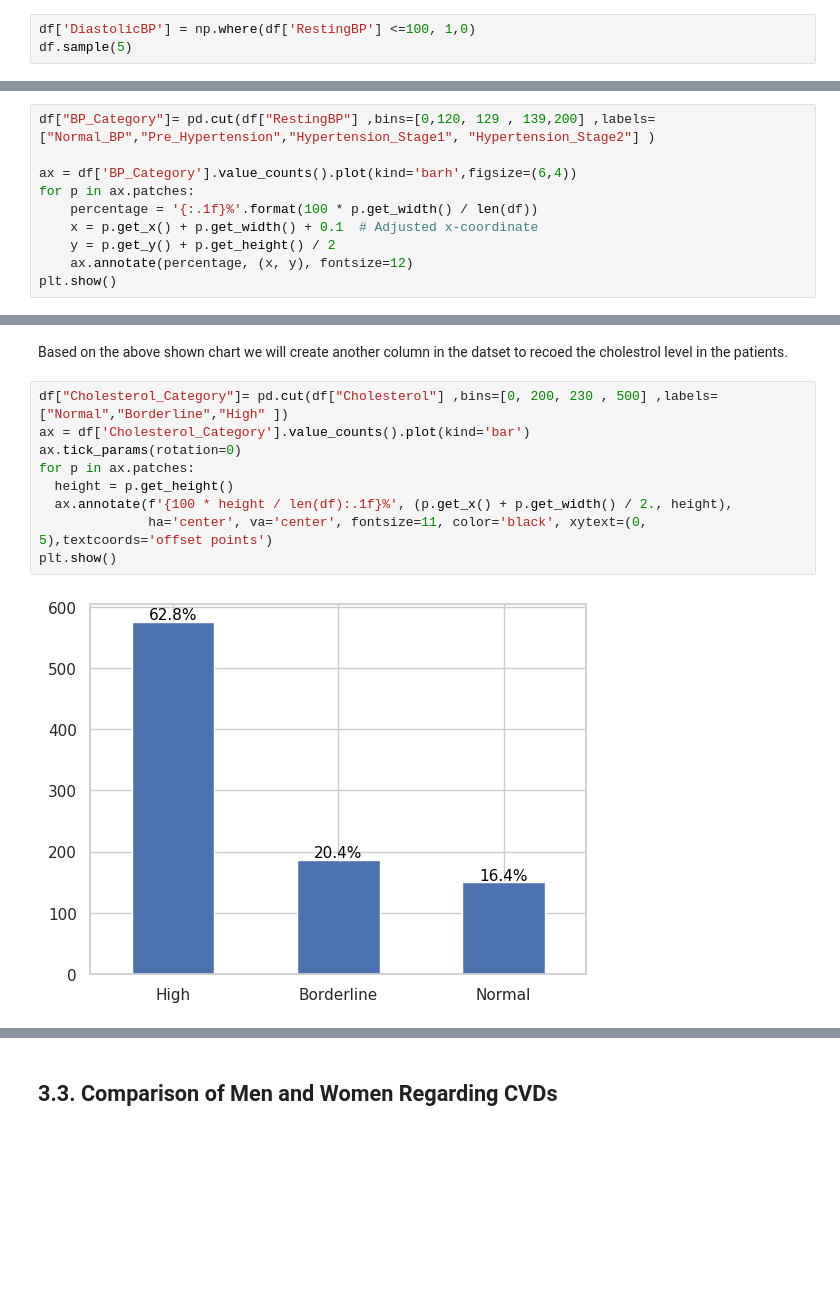
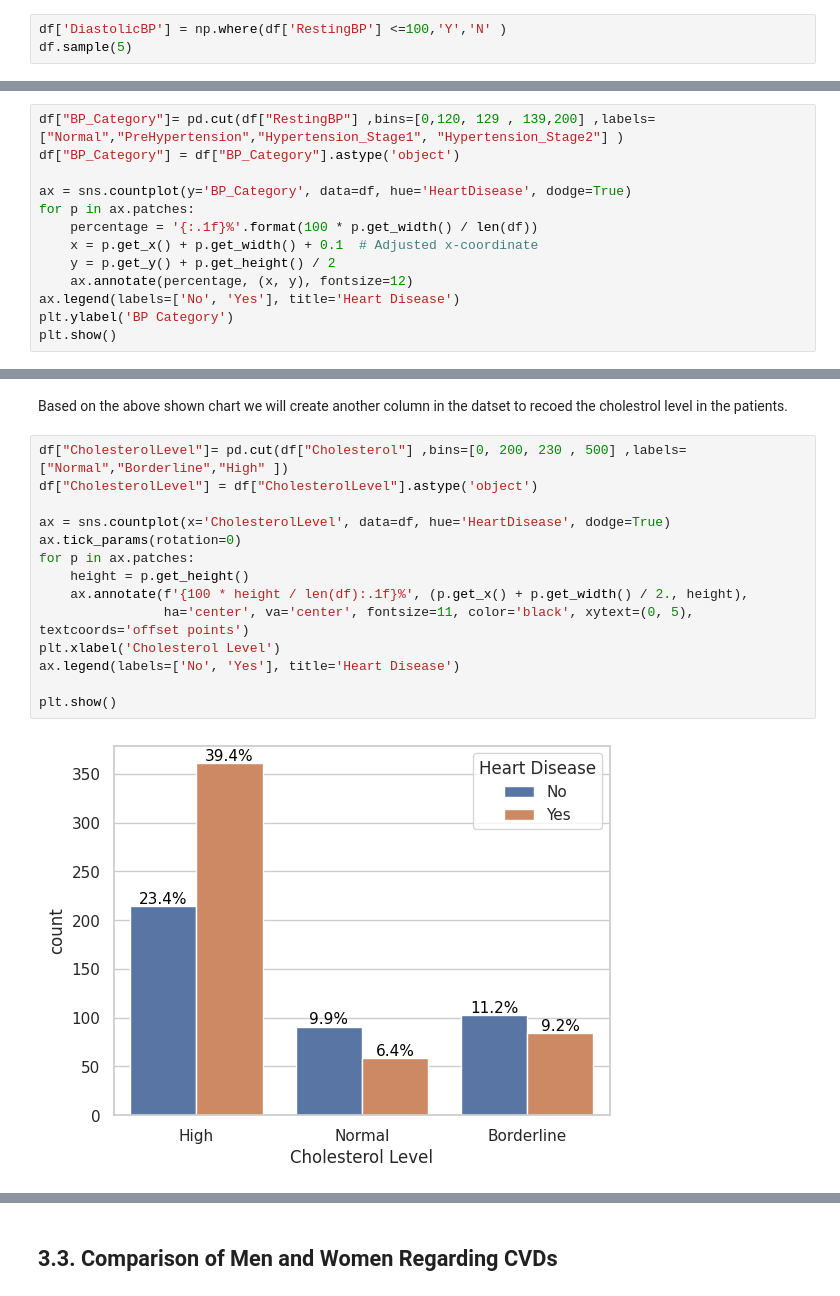
Before and after one commit to jrakhshanda55/Ausaf_ML, a Jupyter notebook: project1.ipynb, the cells around one changed output, grey strips where cells are left out. Saved outputs shown, nothing was run; the diff lists cells and outputs as text; blank space fills up the shorter version.

```diff
--- a/project1.ipynb
+++ b/project1.ipynb
@@ -269,7 +245,7 @@ Maximum BP reported in dataset is: 200 mm HG
 # %% [markdown]
 From this dataset, we can infer that the resting BP data is highly imbalanced because for each patient, both systolic and diastolic BP are measured at the same time. So, we can assume that the RestingBP dataset only represents systolic blood pressure. Thus we will create another boolean column for diastoloc BP if RestingBP values is less than or equal to 100.
 # %%
-df['DiastolicBP'] = np.where(df['RestingBP'] <=100, 1,0)
+df['DiastolicBP'] = np.where(df['RestingBP'] <=100,'Y','N' )
 df.sample(5)
 # %% [output]
 |  | Age | Sex | ChestPainType | RestingBP | Cholesterol | FastingBS | RestingECG | MaxHR | ... |
@@ -281,11 +257,14 @@ df.sample(5)
 # %%
-df["BP_Category"]= pd.cut(df["RestingBP"] ,bins=[0,120, 129 , 139,200] ,labels=["Normal_BP","Pre_Hypertension","Hypertension_Stage1", "Hypertension_Stage2"] )
+df["BP_Category"]= pd.cut(df["RestingBP"] ,bins=[0,120, 129 , 139,200] ,labels=["Normal","PreHypertension","Hypertension_Stage1", "Hypertension_Stage2"] )
+df["BP_Category"] = df["BP_Category"].astype('object')
 
-ax = df['BP_Category'].value_counts().plot(kind='barh',figsize=(6,4))
+ax = sns.countplot(y='BP_Category', data=df, hue='HeartDisease', dodge=True)
 for p in ax.patches:
     percentage = '{:.1f}%'.format(100 * p.get_width() / len(df))
     x = p.get_x() + p.get_width() + 0.1  # Adjusted x-coordinate
     y = p.get_y() + p.get_height() / 2
     ax.annotate(percentage, (x, y), fontsize=12)
+ax.legend(labels=['No', 'Yes'], title='Heart Disease')
+plt.ylabel('BP Category')
 plt.show()
 # %% [output]
@@ -306,13 +285,18 @@ Image("/content/cholestrol_chart.JPG",width=700)
 # %% [markdown]
 Based on the above shown chart we will create another column in the datset to recoed the cholestrol level in the patients.
 # %%
-df["Cholesterol_Category"]= pd.cut(df["Cholesterol"] ,bins=[0, 200, 230 , 500] ,labels=["Normal","Borderline","High" ])
-ax = df['Cholesterol_Category'].value_counts().plot(kind='bar')
+df["CholesterolLevel"]= pd.cut(df["Cholesterol"] ,bins=[0, 200, 230 , 500] ,labels=["Normal","Borderline","High" ])
+df["CholesterolLevel"] = df["CholesterolLevel"].astype('object')
+
+ax = sns.countplot(x='CholesterolLevel', data=df, hue='HeartDisease', dodge=True)
 ax.tick_params(rotation=0)
 for p in ax.patches:
-  height = p.get_height()
-  ax.annotate(f'{100 * height / len(df):.1f}%', (p.get_x() + p.get_width() / 2., height),
-              ha='center', va='center', fontsize=11, color='black', xytext=(0, 5),textcoords='offset points')
+    height = p.get_height()
+    ax.annotate(f'{100 * height / len(df):.1f}%', (p.get_x() + p.get_width() / 2., height),
+                ha='center', va='center', fontsize=11, color='black', xytext=(0, 5), textcoords='offset points')
+plt.xlabel('Cholesterol Level')
+ax.legend(labels=['No', 'Yes'], title='Heart Disease')
+
 plt.show()
 # %% [output]
-[figure, old version]
+[figure, new version]
```
Also changed, not shown: parts of 24 cells of this notebook.
